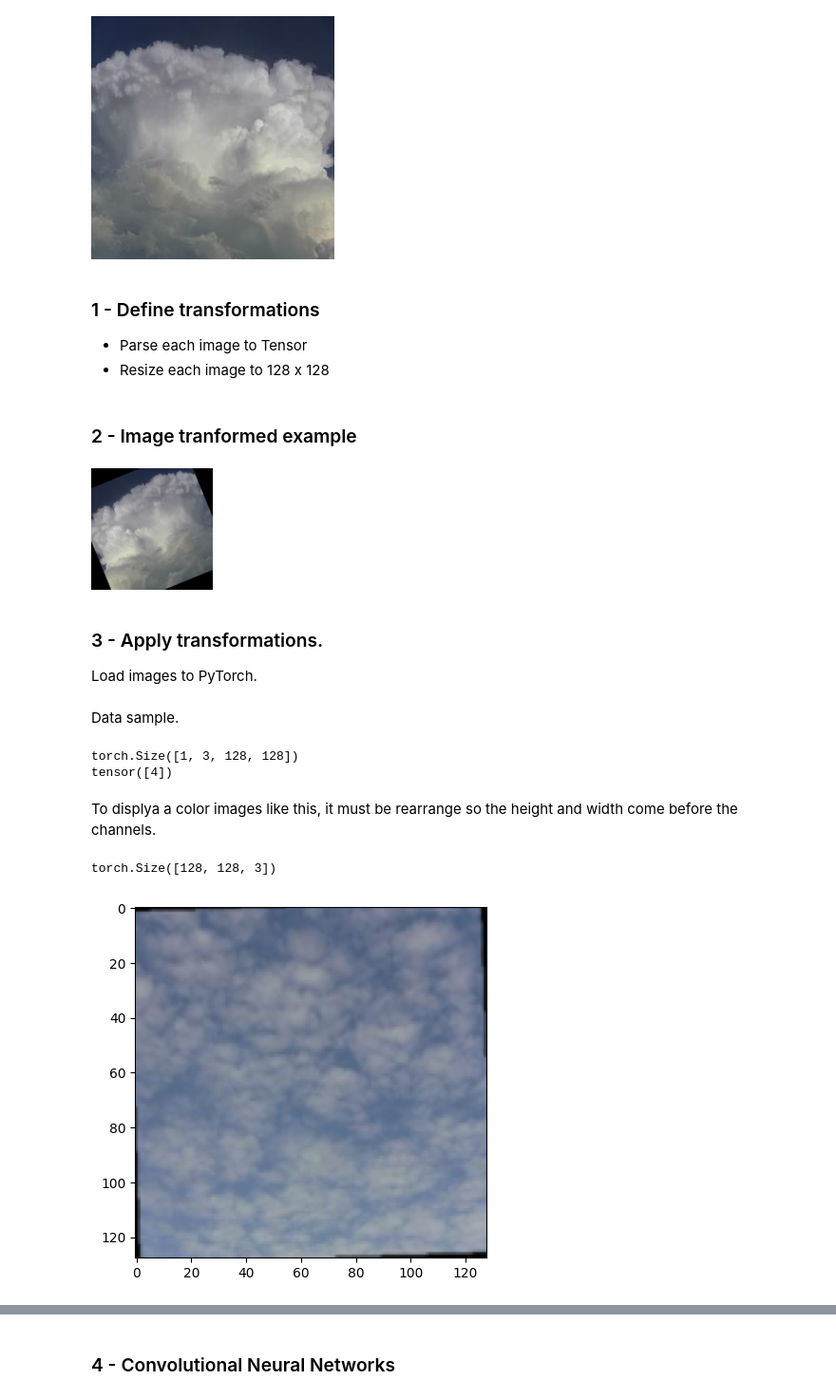
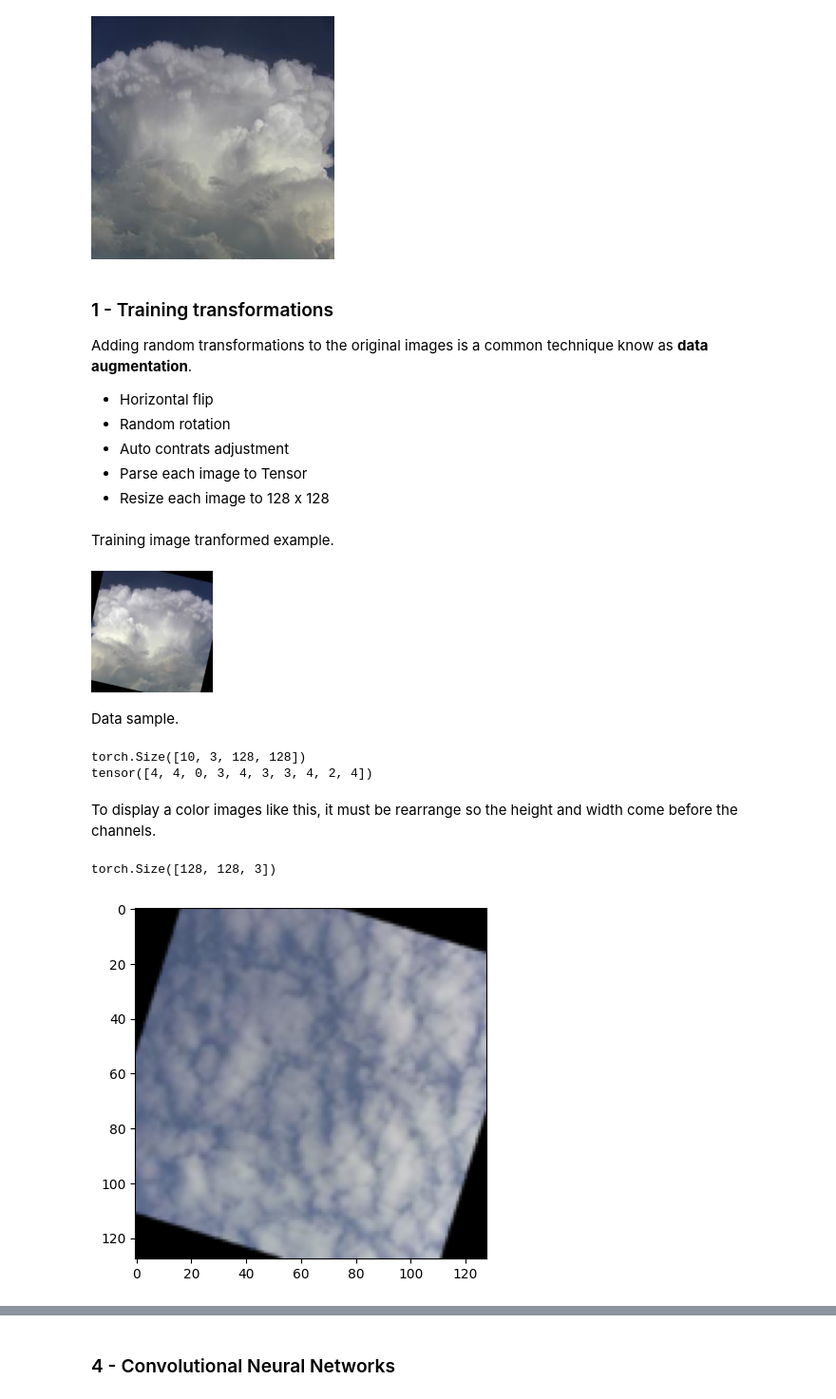
Before and after one commit to leandroaguazaco/deep-learning-with-pytorch, a Jupyter notebook: 01-intermediate-dl/01-images-and-cnn.ipynb, the cells around one changed output, grey strips where cells are left out. Shown: that part at 95% size. Saved outputs shown, nothing was run; the diff lists cells and outputs as text; code cells hidden in the pictures.

Commit message:
Training and validation loop

```diff
--- a/01-intermediate-dl/01-images-and-cnn.ipynb
+++ b/01-intermediate-dl/01-images-and-cnn.ipynb
@@ -33,60 +47,65 @@ img.show()
 # %% [output]
 [figure]
 # %% [markdown]
-### 1 - Define transformations
+### 1 - Training transformations
 
+Adding random transformations to the original images is a common technique know as **data augmentation**.
+
+- Horizontal flip
+- Random rotation
+- Auto contrats adjustment
 - Parse each image to Tensor
 - Resize each image to 128 x 128
 # %%
 train_transforms = transforms.Compose([
     transforms.RandomHorizontalFlip(),
     transforms.RandomRotation(45), # Data Augmentation
+    transforms.RandomAutocontrast(),
     transforms.ToTensor(),
     transforms.Resize(size=(128, 128))
 ])
 # %% [markdown]
-### 2 - Image tranformed example
+Training image tranformed example.
 # %%
 img_transformed = train_transforms(img)
 img_pil = F.to_pil_image(img_transformed)
 img_pil.show()
 # %% [output]
-[figure, old version]
+[figure, new version]
-# %% [markdown]
-### 3 - Apply transformations.
-
-Load images to PyTorch.
 # %%
-dataset_train = ImageFolder(
+train_dataset = ImageFolder(
     root=r'/home/devenv/Projects/deep-learning-with-pytorch/01-intermediate-dl/data/clouds_train',
     transform=train_transforms
 )
 
-dataloader_train = DataLoader(
-    dataset=dataset_train,
+train_dataloader = DataLoader(
+    dataset=train_dataset,
     shuffle=True,
-    batch_size=1
+    batch_size=10
 )
 # %% [markdown]
 Data sample.
 # %%
-image, label = next(iter(dataloader_train))
+image, label = next(iter(train_dataloader))
 print(image.shape)
 print(label)
 
-# 1 for batch size of 1
+# 10 for batch size of 10
 # 3 for the three color channels
 # 128 by 128 pixels: height and width.
 # %% [output]
-torch.Size([1, 3, 128, 128])
-tensor([4])
+torch.Size([10, 3, 128, 128])
+tensor([4, 4, 0, 3, 4, 3, 3, 4, 2, 4])
 # %% [markdown]
-To displya a color images like this, it must be rearrange so the height and width come before the channels.
+To display a color images like this, it must be rearrange so the height and width come before the channels.
 # %%
-image = image.squeeze().permute(1, 2, 0)
-print(image.shape)
-plt.imshow(image)
+single_image = image[0]  # Shape: [3, 128, 128]
+single_label = label[0]  # Single label
+
+single_image = single_image.squeeze().permute(1, 2, 0)
+print(single_image.shape)
+plt.imshow(single_image)
 plt.show()
 # %% [output]
 torch.Size([128, 128, 3])
-[figure, old version]
+[figure, new version]
```
Also changed, not shown: parts of 22 cells of this notebook, 3 other files.
